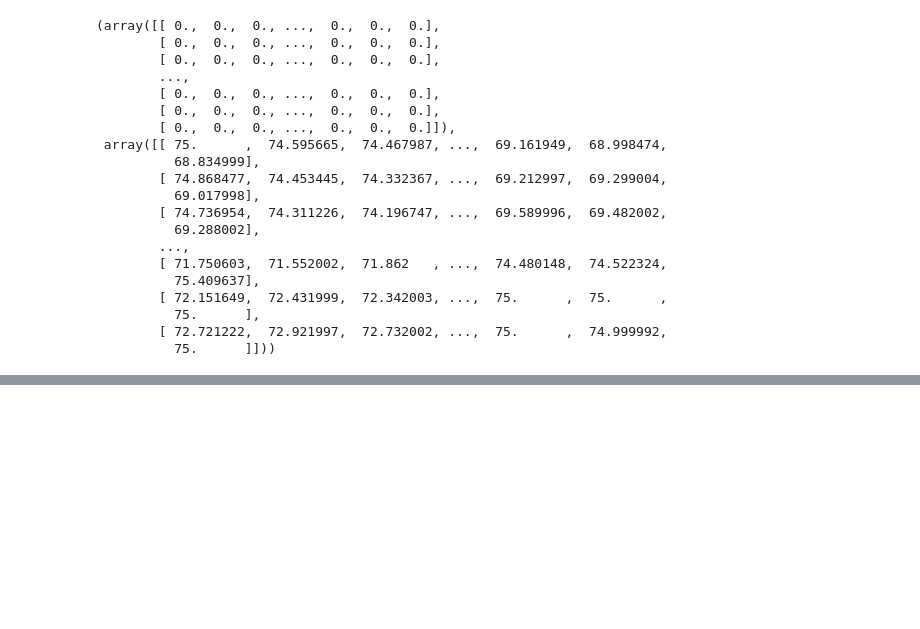
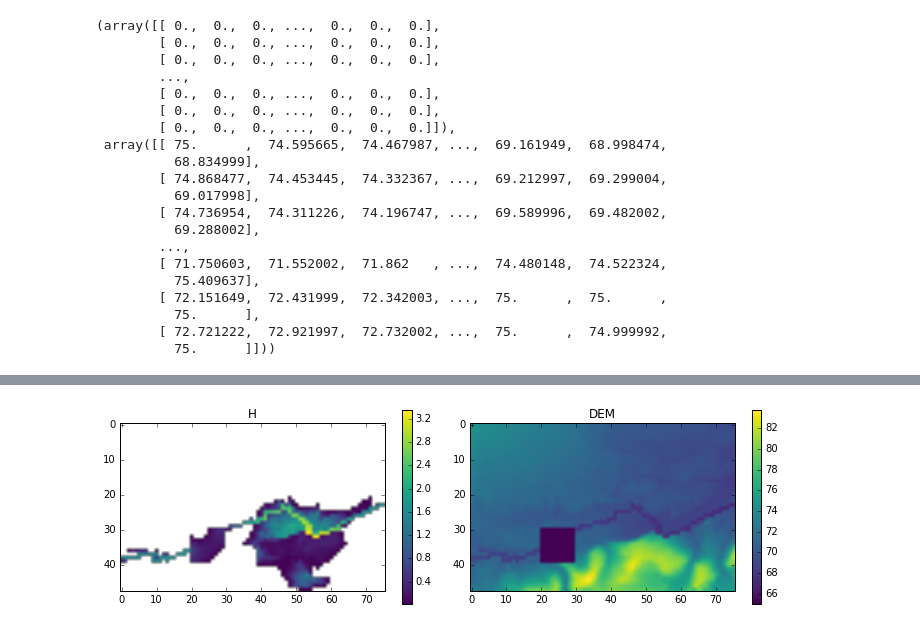
Before and after one commit to openearth/notebooks, a Jupyter notebook: lisflood_interactive.ipynb, the cells around one changed output, grey strips where cells are left out. Cells and saved outputs as stored; diff of their text form; code cells hidden in the pictures; blank space fills up the shorter version.

```diff
--- a/lisflood_interactive.ipynb
+++ b/lisflood_interactive.ipynb
@@ -97,0 +104,14 @@ fig.tight_layout()
+# %%
+# plot the variables
+fig, axes = plt.subplots(1, 2, figsize=(10, 3))
+
+im = axes[0].imshow(np.ma.masked_less(H, 0.01), cmap='viridis')
+plt.colorbar(im, ax=axes[0])
+axes[0].set_title('H')
+
+im = axes[1].imshow(DEM, cmap='viridis')
+plt.colorbar(im, ax=axes[1])
+axes[1].set_title('DEM')
+fig.tight_layout()
+# %% [output]
+[figure, added]
```
Also changed, not shown: parts of 3 cells of this notebook.
